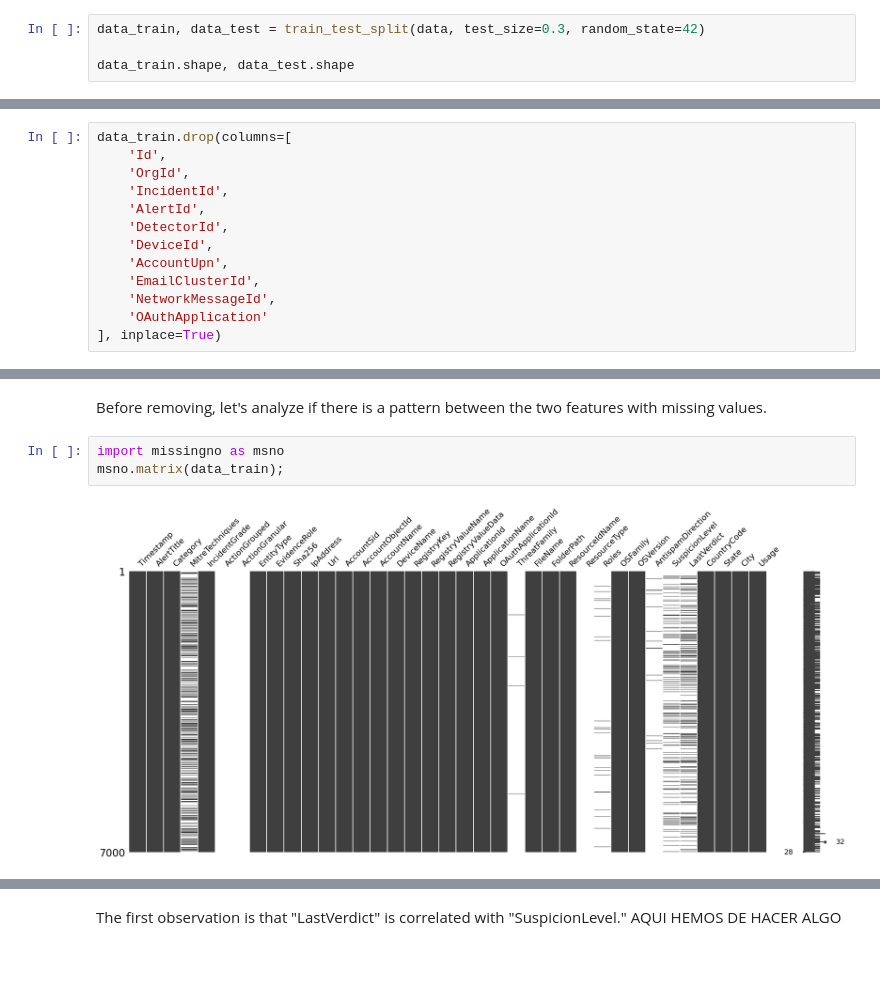
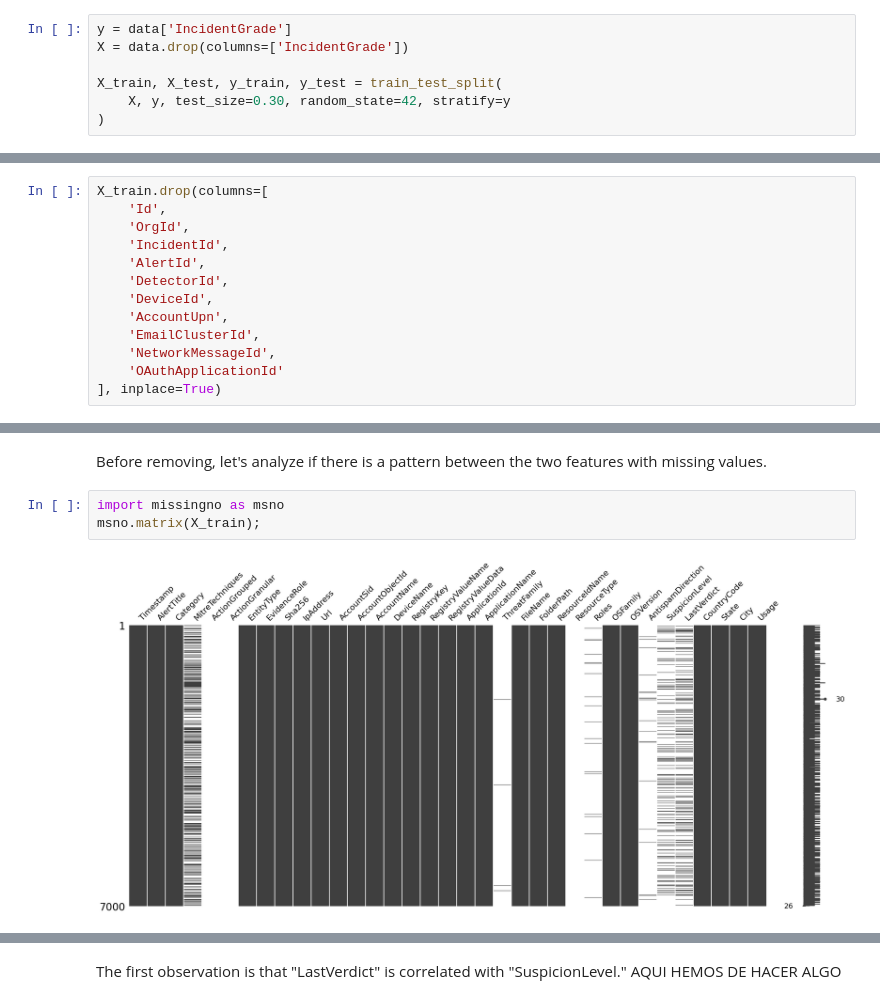
Before and after one commit to yasin281/Microsoft-Security-Incident-Prediction, a Jupyter notebook: src/DataPreparation.ipynb, the cells around one changed output, grey strips where cells are left out. Drawn from its saved outputs; the diff is of its cells as text; blank space fills up the shorter version.

```diff
--- a/src/DataPreparation.ipynb
+++ b/src/DataPreparation.ipynb
@@ -107,4 +257,7 @@ Now we can proceed with applying the preprocessing to the data. Before that, let
 # %%
-data_train, data_test = train_test_split(data, test_size=0.3, random_state=42)
+y = data['IncidentGrade']
+X = data.drop(columns=['IncidentGrade'])
 
-data_train.shape, data_test.shape
+X_train, X_test, y_train, y_test = train_test_split(
+    X, y, test_size=0.30, random_state=42, stratify=y
+)
@@ -129,7 +280,7 @@ Our first step is to remove those features that are type of id, particulary we r
 
 We think these are not useful when predicting.
 # %%
-data_train.drop(columns=[
+X_train.drop(columns=[
     'Id',
     'OrgId',
     'IncidentId',
@@ -139,6 +290,6 @@ data_train.drop(columns=[
     'AccountUpn',
     'EmailClusterId',
     'NetworkMessageId',
-    'OAuthApplication'
+    'OAuthApplicationId'
 ], inplace=True)
 # %%
@@ -210,8 +360,8 @@ This methodology is effective in many cases and avoids complexity, although it m
 Before removing, let's analyze if there is a pattern between the two features with missing values.
 # %%
 import missingno as msno
-msno.matrix(data_train);
+msno.matrix(X_train);
 # %% [output]
-[figure, old version]
+[figure, new version]
 # %%
 import missingno as msno
```
Also changed, not shown: parts of 55 cells of this notebook, 4 other files.
